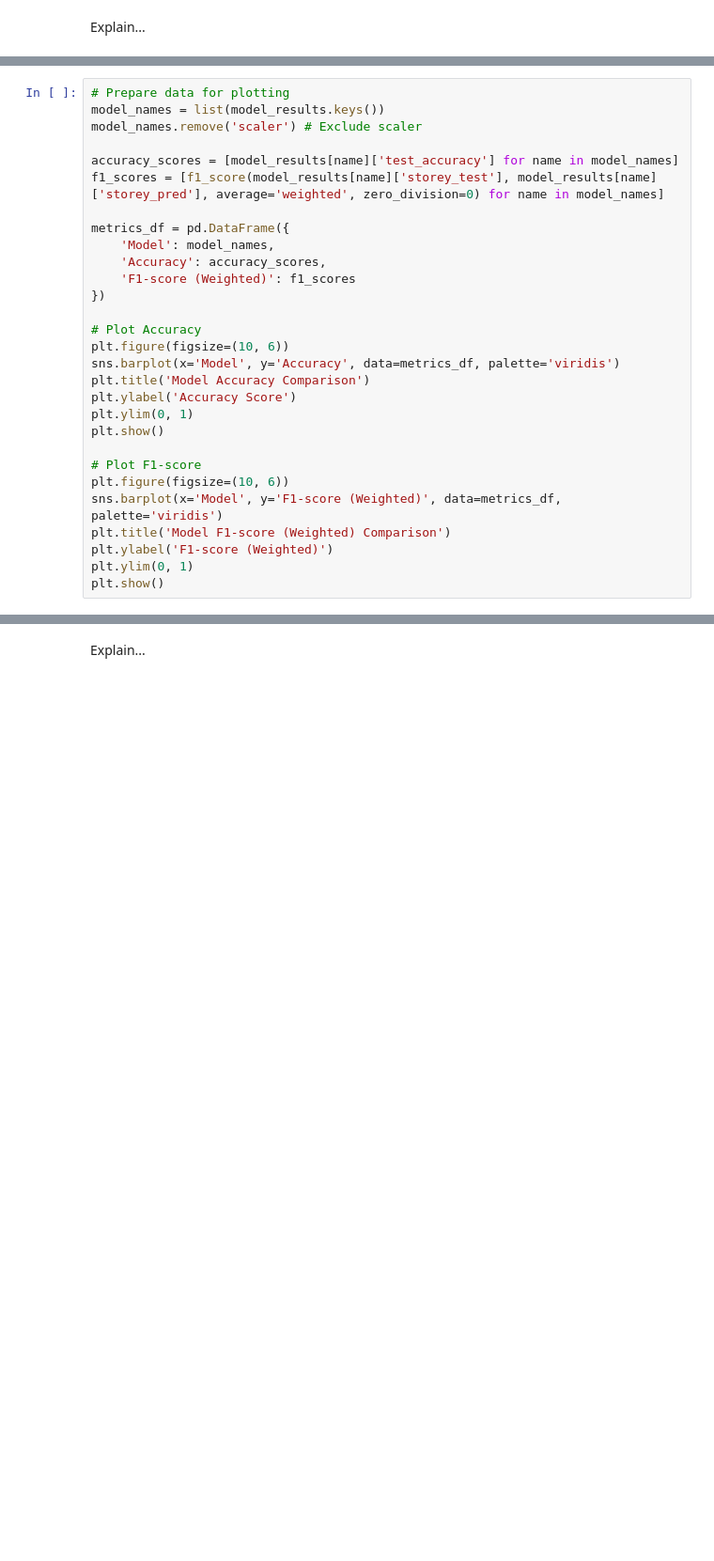
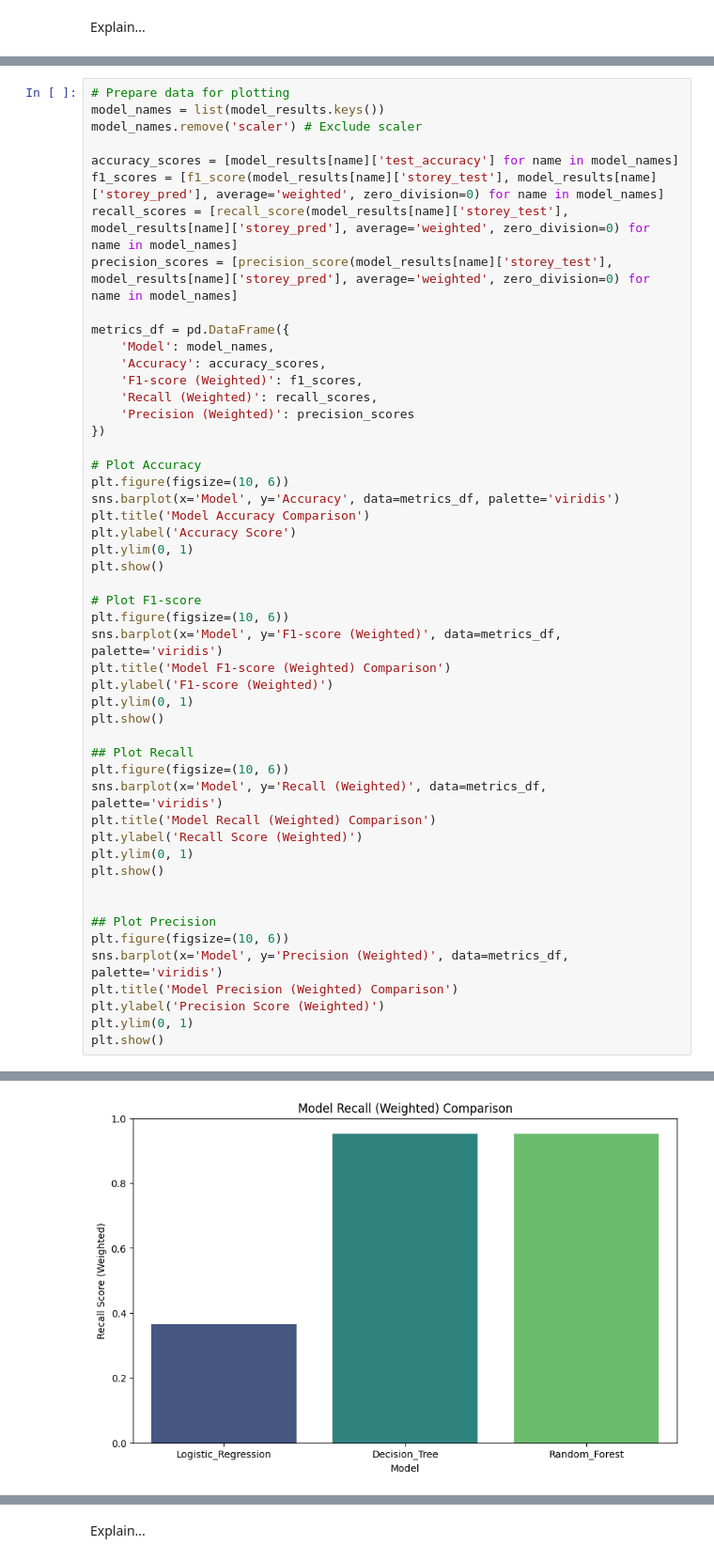
Before and after one commit to Phassakorn512/CS240-termproject, a Jupyter notebook: termproject.ipynb, the cells around one changed output, grey strips where cells are left out. Shown: that part at 94% size. Cells and saved outputs as stored; diff of their text form; blank space fills up the shorter version.

Commit message:
Set Environment for Visualization (Interpretation) Role

```diff
--- a/termproject.ipynb
+++ b/termproject.ipynb
@@ -852,11 +978,15 @@ model_names.remove('scaler') # Exclude scaler
 
 accuracy_scores = [model_results[name]['test_accuracy'] for name in model_names]
 f1_scores = [f1_score(model_results[name]['storey_test'], model_results[name]['storey_pred'], average='weighted', zero_division=0) for name in model_names]
+recall_scores = [recall_score(model_results[name]['storey_test'], model_results[name]['storey_pred'], average='weighted', zero_division=0) for name in model_names]
+precision_scores = [precision_score(model_results[name]['storey_test'], model_results[name]['storey_pred'], average='weighted', zero_division=0) for name in model_names]
 
 metrics_df = pd.DataFrame({
     'Model': model_names,
     'Accuracy': accuracy_scores,
-    'F1-score (Weighted)': f1_scores
+    'F1-score (Weighted)': f1_scores,
+    'Recall (Weighted)': recall_scores,
+    'Precision (Weighted)': precision_scores
 })
 
 # Plot Accuracy
@@ -874,6 +1004,23 @@ plt.title('Model F1-score (Weighted) Comparison')
 plt.ylabel('F1-score (Weighted)')
 plt.ylim(0, 1)
 plt.show()
+
+## Plot Recall
+plt.figure(figsize=(10, 6))
+sns.barplot(x='Model', y='Recall (Weighted)', data=metrics_df, palette='viridis')
+plt.title('Model Recall (Weighted) Comparison')
+plt.ylabel('Recall Score (Weighted)')
+plt.ylim(0, 1)
+plt.show()
+
+
+## Plot Precision
+plt.figure(figsize=(10, 6))
+sns.barplot(x='Model', y='Precision (Weighted)', data=metrics_df, palette='viridis')
+plt.title('Model Precision (Weighted) Comparison')
+plt.ylabel('Precision Score (Weighted)')
+plt.ylim(0, 1)
+plt.show()
 # %% [output]
 Passing `palette` without assigning `hue` is deprecated and will be removed in v0.14.0. Assign the `x` variable to `hue` and set `legend=False` for the same effect.
 
@@ -885,0 +1036 @@ Passing `palette` without assigning `hue` is deprecated and will be removed in v
+[figure, added]
```
Also changed, not shown: parts of 19 cells of this notebook.
